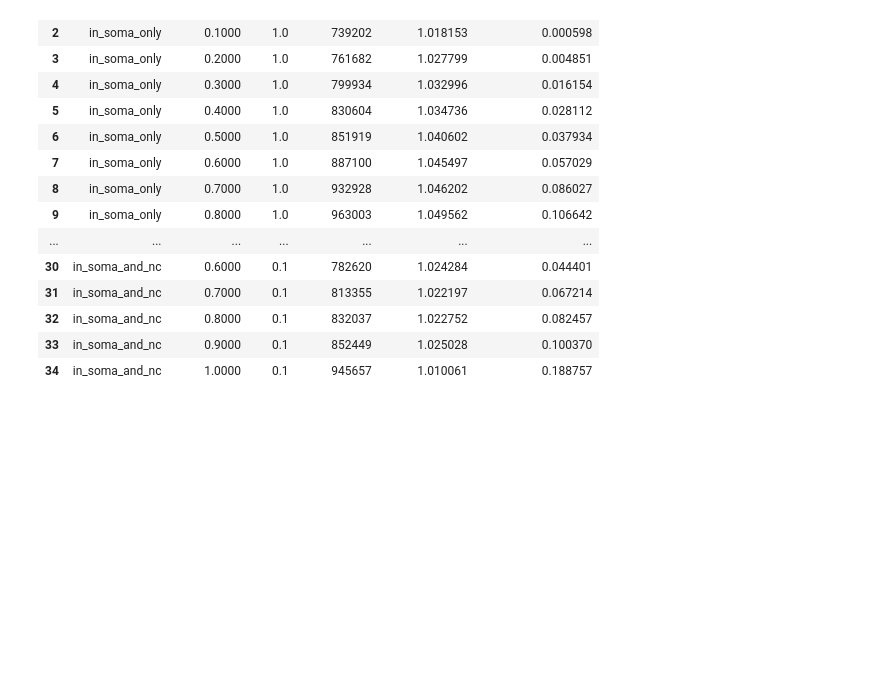
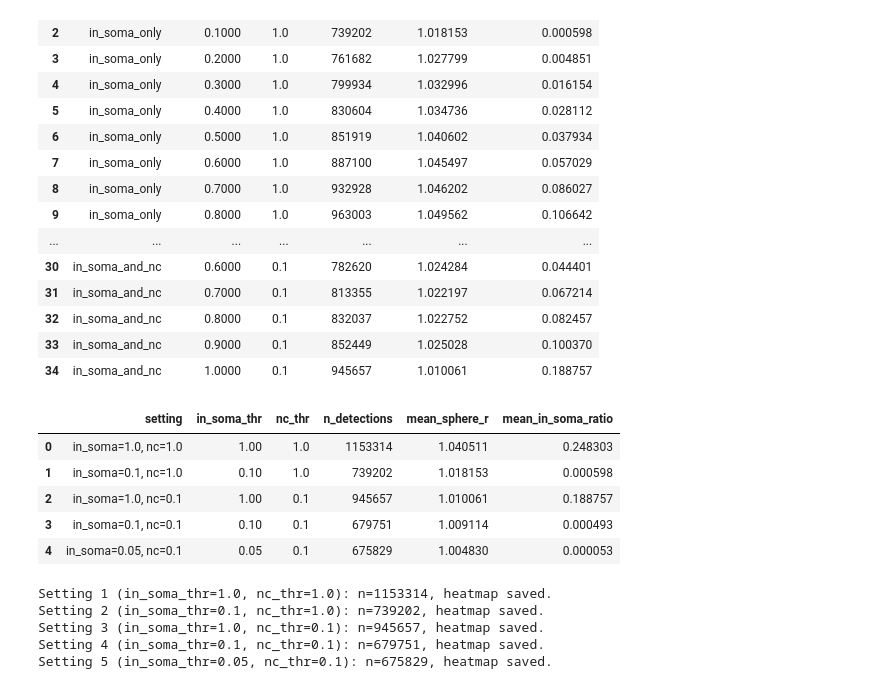
Before and after one commit to chen-yang-yuan/mcDETECT, a Jupyter notebook: code/benchmark_filtering.ipynb, the cells around one changed output. Saved outputs shown, nothing was run; the diff lists cells and outputs as text; code cells hidden in the pictures; blank space fills up the shorter version.

```diff
--- a/code/benchmark_filtering.ipynb
+++ b/code/benchmark_filtering.ipynb
@@ -187,0 +206,29 @@ benchmark_results.to_csv("../output/benchmark/benchmark_filtering_results.csv",
+# %%
+# Five representative settings: (in_soma_thr, nc_thr)
+rep_settings = [
+    (1.0, 1.0),   # (1) no filtering
+    (0.1, 1.0),   # (2) in-soma only
+    (1.0, 0.1),   # (3) NC only
+    (0.1, 0.1),   # (4) both
+    (0.05, 0.1),  # (5) stricter in-soma, NC
+]
+rep_rows = []
+for in_soma_thr, nc_thr in rep_settings:
+    filtered = apply_filters(granules, nc_ratio_all, in_soma_thr=in_soma_thr, nc_thr=nc_thr)
+    rep_rows.append({
+        "setting": f"in_soma={in_soma_thr}, nc={nc_thr}",
+        "in_soma_thr": in_soma_thr,
+        "nc_thr": nc_thr,
+        "n_detections": len(filtered),
+        "mean_sphere_r": filtered["sphere_r"].mean() if len(filtered) > 0 else np.nan,
+        "mean_in_soma_ratio": filtered["in_soma_ratio"].mean() if len(filtered) > 0 else np.nan,
+    })
+rep_summary = pd.DataFrame(rep_rows)
+rep_summary
+# %% [output]
+|  | setting | in_soma_thr | nc_thr | n_detections | mean_sphere_r | mean_in_soma_ratio |
+| 0 | in_soma=1.0, nc=1.0 | 1.00 | 1.0 | 1153314 | 1.040511 | 0.248303 |
+| 1 | in_soma=0.1, nc=1.0 | 0.10 | 1.0 | 739202 | 1.018153 | 0.000598 |
+| 2 | in_soma=1.0, nc=0.1 | 1.00 | 0.1 | 945657 | 1.010061 | 0.188757 |
+| 3 | in_soma=0.1, nc=0.1 | 0.10 | 0.1 | 679751 | 1.009114 | 0.000493 |
+| 4 | in_soma=0.05, nc=0.1 | 0.05 | 0.1 | 675829 | 1.004830 | 0.000053 |
@@ -187,0 +242,32 @@ benchmark_results.to_csv("../output/benchmark/benchmark_filtering_results.csv",
+# %%
+# For each representative setting: profile granules, merge with neurons, save heatmap
+import os
+heatmap_dir = output_path + "benchmark_filtering_heatmaps/"
+os.makedirs(heatmap_dir, exist_ok=True)
+np.random.seed(42)
+
+for i, (in_soma_thr, nc_thr) in enumerate(rep_settings):
+    filtered = apply_filters(granules, nc_ratio_all, in_soma_thr=in_soma_thr, nc_thr=nc_thr)
+    if len(filtered) == 0:
+        print(f"Setting {i+1} (in_soma_thr={in_soma_thr}, nc_thr={nc_thr}): no granules, skipping heatmap")
+        continue
+    granule_adata = mc.profile(filtered, genes=genes)
+    sc.pp.normalize_total(granule_adata, target_sum=1e4)
+    sc.pp.log1p(granule_adata)
+    permuted_indices = np.random.permutation(granule_adata.n_obs)
+    granule_adata_permutated = granule_adata[permuted_indices].copy()
+    adata_all = anndata.concat([granule_adata_permutated, adata_neuron], axis=0, merge="same")
+    adata_all.var["genes"] = adata_all.var.index
+    adata_all.obs["type"] = ["Granules"] * granule_adata_permutated.shape[0] + ["Neurons"] * adata_neuron.shape[0]
+    adata_all.obs["type"] = pd.Categorical(adata_all.obs["type"], categories=["Granules", "Neurons"], ordered=True)
+    sc.set_figure_params(scanpy=True, fontsize=10)
+    fig = sc.pl.heatmap(adata_all, target_genes, groupby="type", log=True, cmap="Reds", standard_scale="var", swap_axes=True, figsize=(8, 4), show=False)
+    plt.savefig(heatmap_dir + f"heatmap_in{in_soma_thr}_nc{nc_thr}.jpeg", dpi=300, bbox_inches="tight")
+    plt.close()
+    print(f"Setting {i+1} (in_soma_thr={in_soma_thr}, nc_thr={nc_thr}): n={len(filtered)}, heatmap saved.")
+# %% [output]
+Setting 1 (in_soma_thr=1.0, nc_thr=1.0): n=1153314, heatmap saved.
+Setting 2 (in_soma_thr=0.1, nc_thr=1.0): n=739202, heatmap saved.
+Setting 3 (in_soma_thr=1.0, nc_thr=0.1): n=945657, heatmap saved.
+Setting 4 (in_soma_thr=0.1, nc_thr=0.1): n=679751, heatmap saved.
+Setting 5 (in_soma_thr=0.05, nc_thr=0.1): n=675829, heatmap saved.
```
Also changed, not shown: parts of 2 cells of this notebook, 7 other files.
